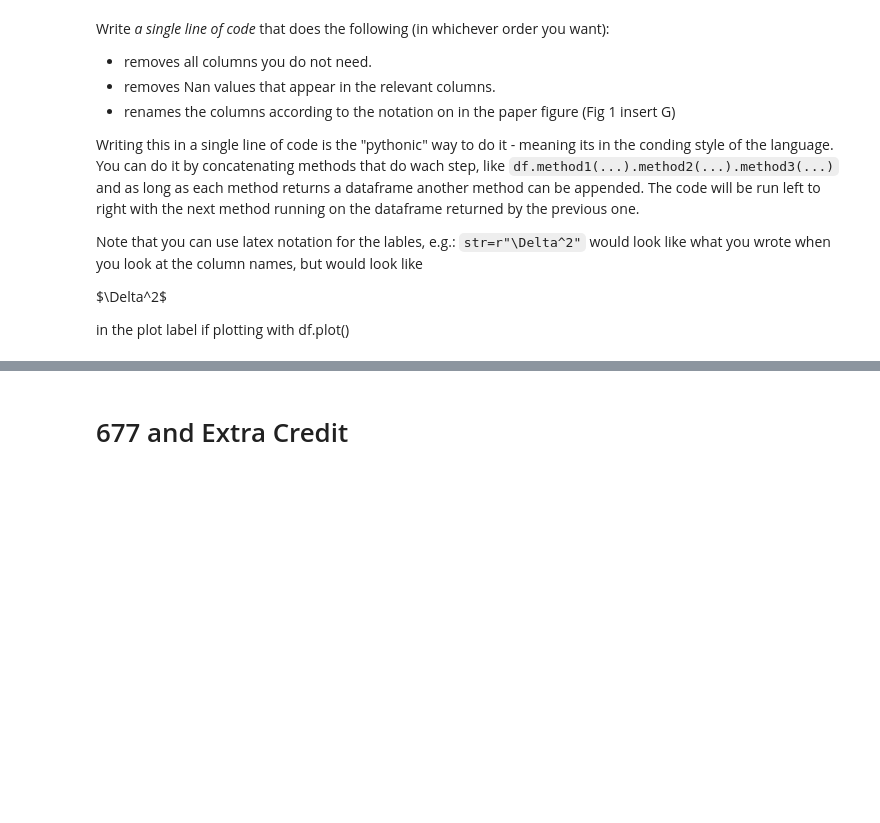
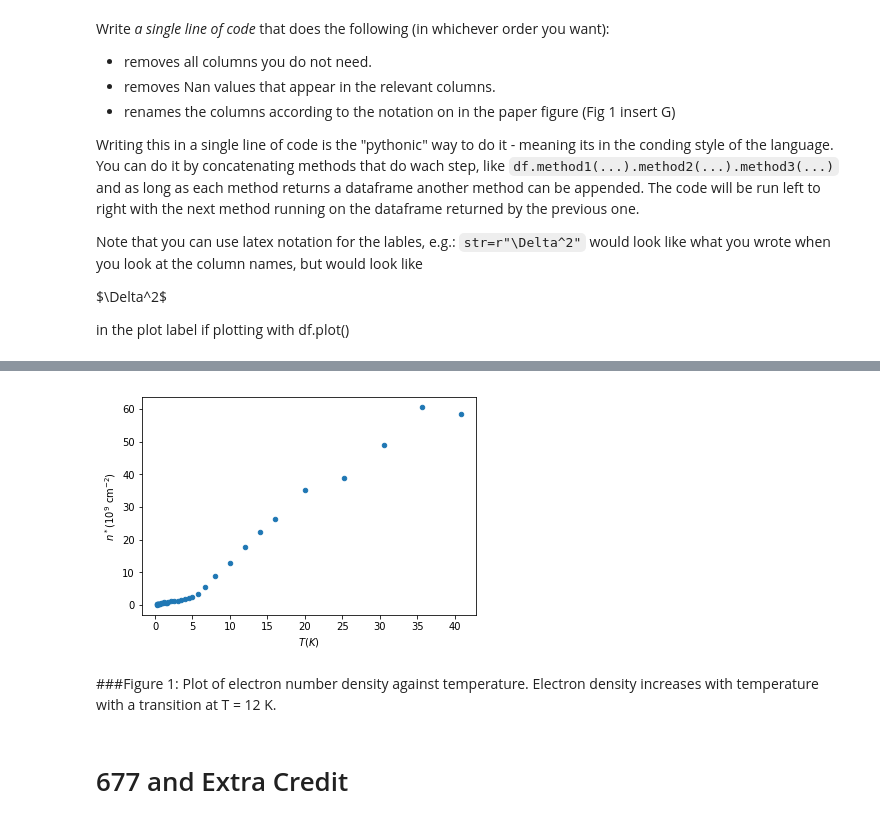
Before and after one commit to narayan-paudel/DSPS_EPAUDEL, a Jupyter notebook: HW7_ePaudel/LRtestAndMCMC.ipynb, the cells around one changed output, grey strips where cells are left out. Drawn from its saved outputs; the diff is of its cells as text; code cells hidden in the pictures; blank space fills up the shorter version.

```diff
--- a/HW7_ePaudel/LRtestAndMCMC.ipynb
+++ b/HW7_ePaudel/LRtestAndMCMC.ipynb
@@ -24,0 +57,4 @@ nam18.head()
+# %%
+#importing data as a pandas dataframe
+nam18=pd.read_csv("drive/My Drive/dsps/data/nam18", sep="\t", header= None, names = ['T',"n",'3','4','5','6','7','8','9','10','11'])
+nam18.head()
@@ -49,0 +87,4 @@ nam18_reducted = ...
+# %%
+#selecting useful columns, dropping off NaN values and renaming columns names according to the reference paper.
+nam18_reducted = nam18[["T",'n']].dropna().rename(columns={"T":r"$T(K)$", "n":r"$n^* (10^9 cm^{-2})$"})
+nam18_reducted.head()
@@ -49,0 +98,13 @@ nam18_reducted = ...
+# %%
+nam18_reducted = nam18_reducted.rename(columns={r"$T(K)$":"T", r"$n^* (10^9 cm^{-2})$":"n"})
+# %%
+#plotting scatter plot of electron density against temperature
+ax = pl.figure().add_subplot(111)
+nam18_reducted.plot(kind="scatter",x="T", y="n", ax=ax)
+ax.set_xlabel(r"$T(K)$")
+ax.set_ylabel(r"$n^*(10^9$ cm$^{-2})$");
+#pl.legend()
+# %% [output]
+[figure, added]
+# %% [markdown]
+###Figure 1: Plot of electron number density against temperature. Electron density increases with temperature with a transition at T = 12 K.
```
Also changed, not shown: parts of 31 cells of this notebook.
